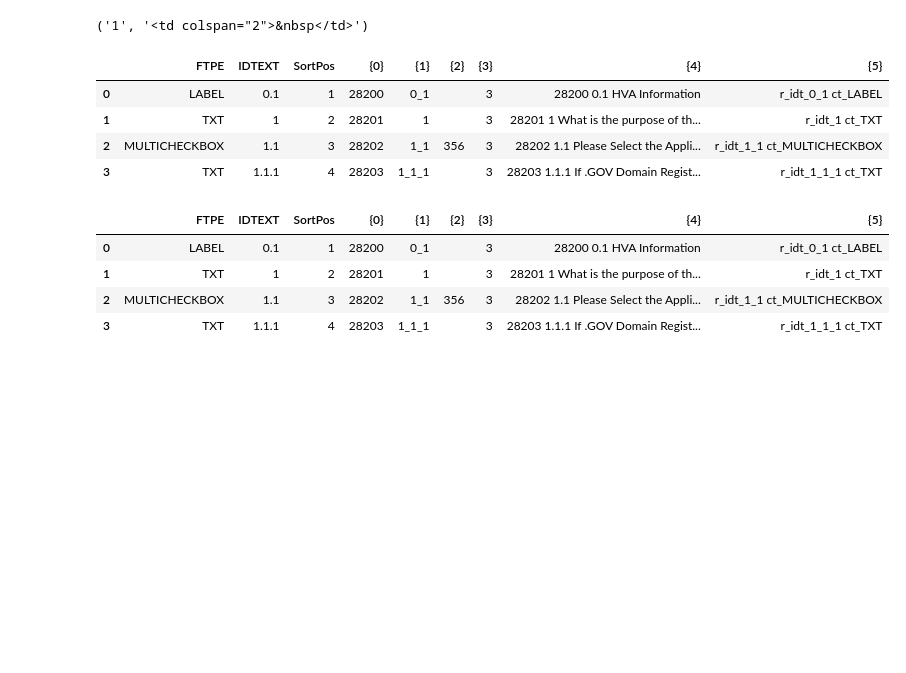
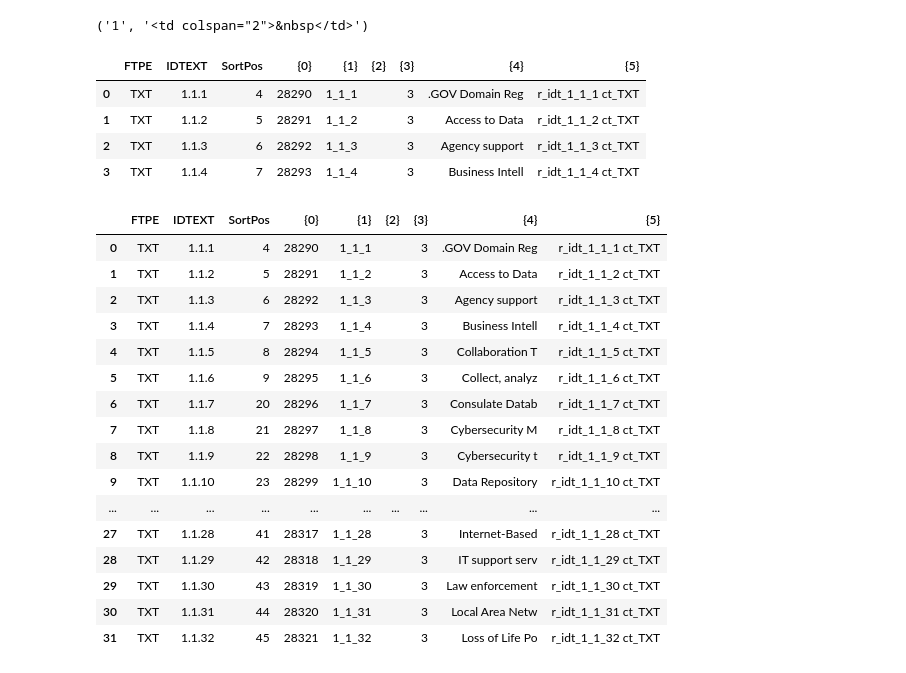
Before and after one commit to tmnkopp/PythonAutomation, a Jupyter notebook: DataCodeGen/18022022-CTRL.ipynb, the cells around one changed output. Drawn from its saved outputs; the diff is of its cells as text; code cells hidden in the pictures; blank space fills up the shorter version.

```diff
--- a/DataCodeGen/18022022-CTRL.ipynb
+++ b/DataCodeGen/18022022-CTRL.ipynb
@@ -35,9 +35,9 @@ query = """ \
 	REPLACE(IDTEXT, '.','_') AS [{1}],
 	CONVERT(NVARCHAR(5), PK_PickListType) + '' AS [{2}],
     '3' AS [{3}],
-	CONVERT(NVARCHAR(5), PK_Question) + ' ' + IDTEXT + ' ' +  LEFT(QTEXT, 50) AS [{4}],
+	LEFT( REPLACE(REPLACE(QTEXT, ', Describe',''), 'If ','') , 15) AS [{4}],
 	' r_idt_' + REPLACE(IDTEXT, '.','_') +  ' ct_' +  Q_TypeCode  AS [{5}]
-	FROM  vwQuestions WHERE PK_FORM LIKE '2022-A-HVA'   ORDER BY SortPos ASC
+	FROM  vwQuestions WHERE PK_FORM LIKE '2022-A-HVA' AND PK_Question >= 28290  ORDER BY SortPos ASC
 """
 df = get_df(query)
 df.fillna("",inplace=True)
@@ -47,21 +47,33 @@ df.to_csv(r'C:\Users\Tim\Documents\1802\HVA\form1a.csv', index=False)
 df[0:4]
 # %% [output]
 |  | FTPE | IDTEXT | SortPos | {0} | {1} | {2} | {3} | {4} | {5} |
-| 0 | LABEL | 0.1 | 1 | 28200 | 0_1 |  | 3 | 28200 0.1 HVA Information | r_idt_0_1 ct_LABEL |
-| 1 | TXT | 1 | 2 | 28201 | 1 |  | 3 | 28201 1 What is the purpose of th... | r_idt_1 ct_TXT |
-| 2 | MULTICHECKBOX | 1.1 | 3 | 28202 | 1_1 | 356 | 3 | 28202 1.1 Please Select the Appli... | r_idt_1_1 ct_MULTICHECKBOX |
-| 3 | TXT | 1.1.1 | 4 | 28203 | 1_1_1 |  | 3 | 28203 1.1.1 If .GOV Domain Regist... | r_idt_1_1_1 ct_TXT |
+| 0 | TXT | 1.1.1 | 4 | 28290 | 1_1_1 |  | 3 | .GOV Domain Reg | r_idt_1_1_1 ct_TXT |
+| 1 | TXT | 1.1.2 | 5 | 28291 | 1_1_2 |  | 3 | Access to Data | r_idt_1_1_2 ct_TXT |
+| 2 | TXT | 1.1.3 | 6 | 28292 | 1_1_3 |  | 3 | Agency support | r_idt_1_1_3 ct_TXT |
+| 3 | TXT | 1.1.4 | 7 | 28293 | 1_1_4 |  | 3 | Business Intell | r_idt_1_1_4 ct_TXT |
 # %%
 df = pd.read_csv(r'C:\Users\Tim\Documents\1802\HVA\form1a.csv', dtype=str)
 df.fillna("",inplace=True)
 df = df.astype(str)
-df[0:4]
+df[0:32]
 # %% [output]
 |  | FTPE | IDTEXT | SortPos | {0} | {1} | {2} | {3} | {4} | {5} |
-| 0 | LABEL | 0.1 | 1 | 28200 | 0_1 |  | 3 | 28200 0.1 HVA Information | r_idt_0_1 ct_LABEL |
-| 1 | TXT | 1 | 2 | 28201 | 1 |  | 3 | 28201 1 What is the purpose of th... | r_idt_1 ct_TXT |
-| 2 | MULTICHECKBOX | 1.1 | 3 | 28202 | 1_1 | 356 | 3 | 28202 1.1 Please Select the Appli... | r_idt_1_1 ct_MULTICHECKBOX |
-| 3 | TXT | 1.1.1 | 4 | 28203 | 1_1_1 |  | 3 | 28203 1.1.1 If .GOV Domain Regist... | r_idt_1_1_1 ct_TXT |
+| 0 | TXT | 1.1.1 | 4 | 28290 | 1_1_1 |  | 3 | .GOV Domain Reg | r_idt_1_1_1 ct_TXT |
+| 1 | TXT | 1.1.2 | 5 | 28291 | 1_1_2 |  | 3 | Access to Data | r_idt_1_1_2 ct_TXT |
+| 2 | TXT | 1.1.3 | 6 | 28292 | 1_1_3 |  | 3 | Agency support | r_idt_1_1_3 ct_TXT |
+| 3 | TXT | 1.1.4 | 7 | 28293 | 1_1_4 |  | 3 | Business Intell | r_idt_1_1_4 ct_TXT |
+| 4 | TXT | 1.1.5 | 8 | 28294 | 1_1_5 |  | 3 | Collaboration T | r_idt_1_1_5 ct_TXT |
+| 5 | TXT | 1.1.6 | 9 | 28295 | 1_1_6 |  | 3 | Collect, analyz | r_idt_1_1_6 ct_TXT |
+| 6 | TXT | 1.1.7 | 20 | 28296 | 1_1_7 |  | 3 | Consulate Datab | r_idt_1_1_7 ct_TXT |
+| 7 | TXT | 1.1.8 | 21 | 28297 | 1_1_8 |  | 3 | Cybersecurity M | r_idt_1_1_8 ct_TXT |
+| 8 | TXT | 1.1.9 | 22 | 28298 | 1_1_9 |  | 3 | Cybersecurity t | r_idt_1_1_9 ct_TXT |
+| 9 | TXT | 1.1.10 | 23 | 28299 | 1_1_10 |  | 3 | Data Repository | r_idt_1_1_10 ct_TXT |
+| ... | ... | ... | ... | ... | ... | ... | ... | ... | ... |
+| 27 | TXT | 1.1.28 | 41 | 28317 | 1_1_28 |  | 3 | Internet-Based | r_idt_1_1_28 ct_TXT |
+| 28 | TXT | 1.1.29 | 42 | 28318 | 1_1_29 |  | 3 | IT support serv | r_idt_1_1_29 ct_TXT |
+| 29 | TXT | 1.1.30 | 43 | 28319 | 1_1_30 |  | 3 | Law enforcement | r_idt_1_1_30 ct_TXT |
+| 30 | TXT | 1.1.31 | 44 | 28320 | 1_1_31 |  | 3 | Local Area Netw | r_idt_1_1_31 ct_TXT |
+| 31 | TXT | 1.1.32 | 45 | 28321 | 1_1_32 |  | 3 | Loss of Life Po | r_idt_1_1_32 ct_TXT |
 # %%
 
 st=''
```
Also changed, not shown: 1 other file.
